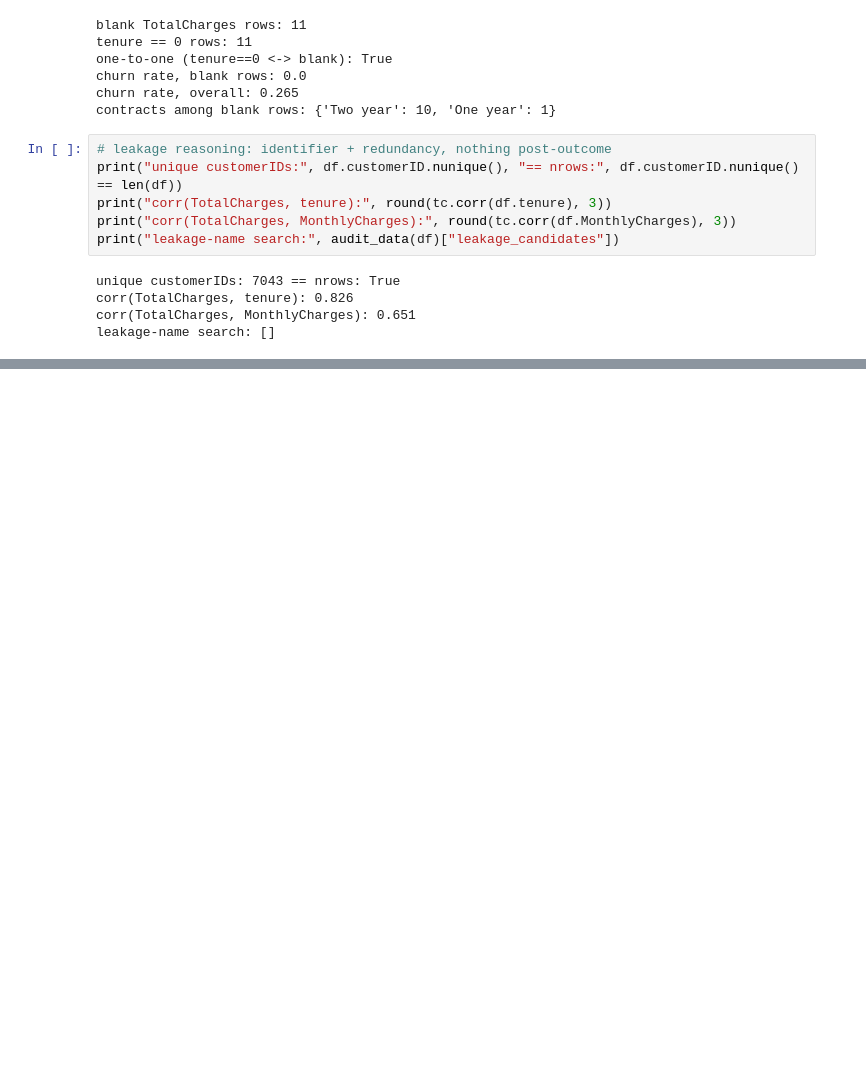
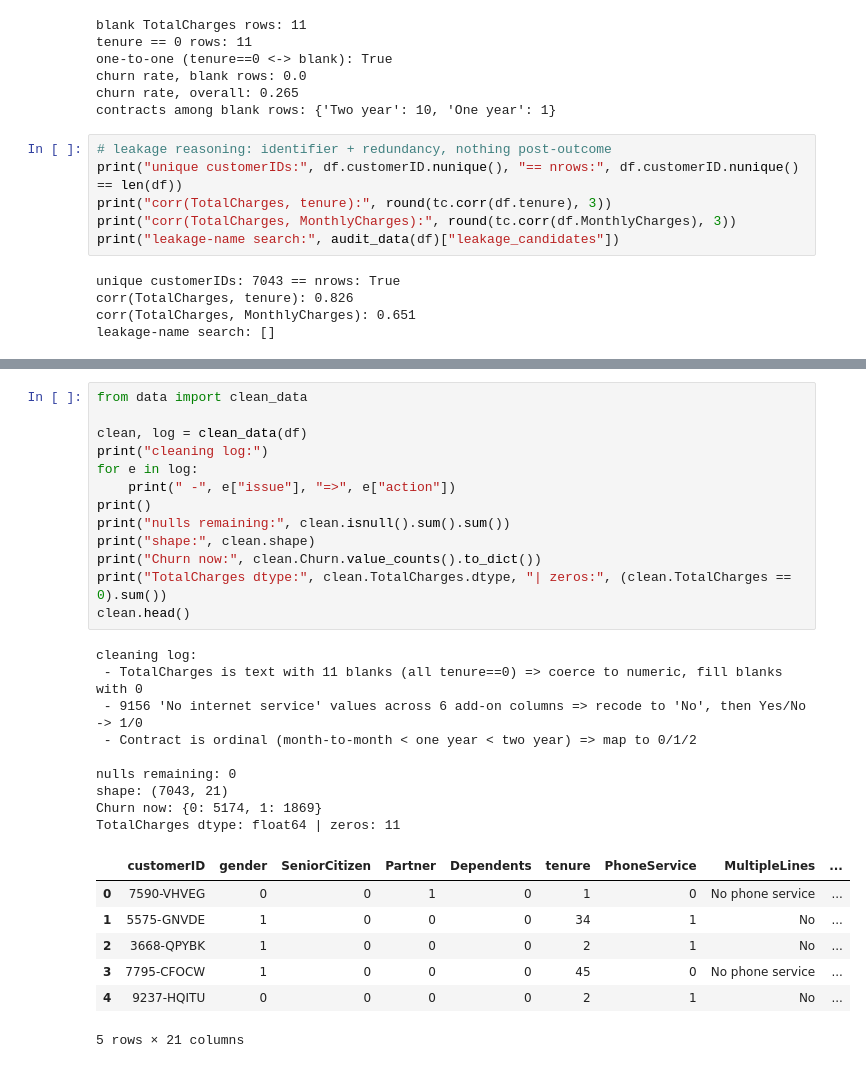
Before and after one commit to abdasg25/customer-churn, a Jupyter notebook: notebooks/eda_and_training.ipynb, the cells around one changed output, grey strips where cells are left out. Drawn from its saved outputs; the diff is of its cells as text; blank space fills up the shorter version.

```diff
--- a/notebooks/eda_and_training.ipynb
+++ b/notebooks/eda_and_training.ipynb
@@ -191,0 +196,30 @@ leakage-name search: []
+# %%
+from data import clean_data
+
+clean, log = clean_data(df)
+print("cleaning log:")
+for e in log:
+    print(" -", e["issue"], "=>", e["action"])
+print()
+print("nulls remaining:", clean.isnull().sum().sum())
+print("shape:", clean.shape)
+print("Churn now:", clean.Churn.value_counts().to_dict())
+print("TotalCharges dtype:", clean.TotalCharges.dtype, "| zeros:", (clean.TotalCharges == 0).sum())
+clean.head()
+# %% [output]
+cleaning log:
+ - TotalCharges is text with 11 blanks (all tenure==0) => coerce to numeric, fill blanks with 0
+ - 9156 'No internet service' values across 6 add-on columns => recode to 'No', then Yes/No -> 1/0
+ - Contract is ordinal (month-to-month < one year < two year) => map to 0/1/2
+
+nulls remaining: 0
+shape: (7043, 21)
+Churn now: {0: 5174, 1: 1869}
+TotalCharges dtype: float64 | zeros: 11
+|  | customerID | gender | SeniorCitizen | Partner | Dependents | tenure | PhoneService | MultipleLines | ... |
+| 0 | 7590-VHVEG | 0 | 0 | 1 | 0 | 1 | 0 | No phone service | ... |
+| 1 | 5575-GNVDE | 1 | 0 | 0 | 0 | 34 | 1 | No | ... |
+| 2 | 3668-QPYBK | 1 | 0 | 0 | 0 | 2 | 1 | No | ... |
+| 3 | 7795-CFOCW | 1 | 0 | 0 | 0 | 45 | 0 | No phone service | ... |
+| 4 | 9237-HQITU | 0 | 0 | 0 | 0 | 2 | 1 | No | ... |
+5 rows × 21 columns
```
Also changed, not shown: parts of 1 cell of this notebook, 1 other file.
